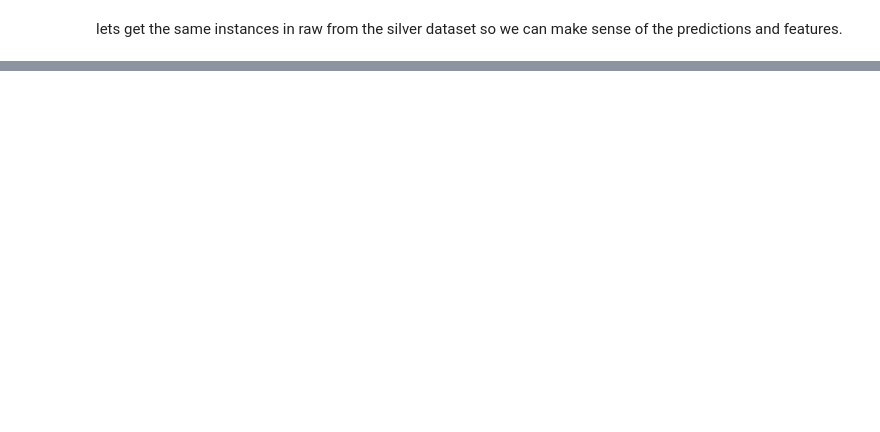
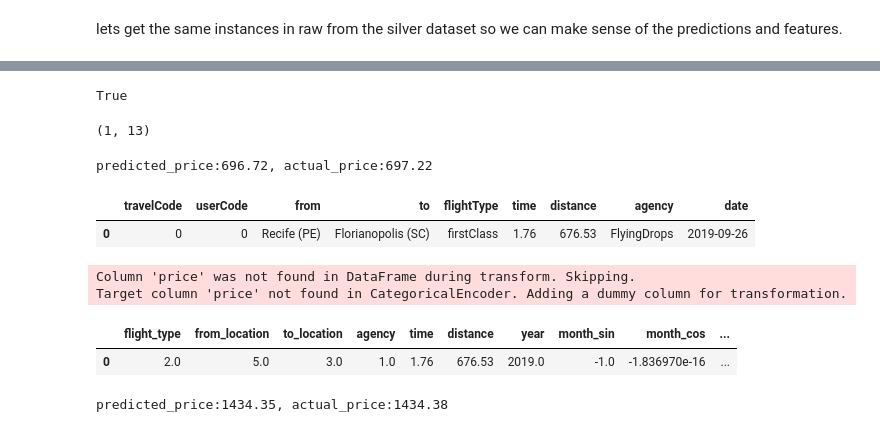
Before and after one commit to dakshvanshaj/flights-price-prediction-mlops, a Jupyter notebook: src/sandbox/scratchpad.ipynb, the cells around one changed output, grey strips where cells are left out. Drawn from its saved outputs; the diff is of its cells as text; code cells hidden in the pictures; blank space fills up the shorter version.

Commit message:
chore: check the prediction endpoint created with FastAPI.

```diff
--- a/src/sandbox/scratchpad.ipynb
+++ b/src/sandbox/scratchpad.ipynb
@@ -411,0 +417,4 @@ shap_local_instances.to_csv(
+# %%
+load_dotenv()
+# %% [output]
+True
@@ -411,0 +427,5 @@ shap_local_instances.to_csv(
+# %%
+instance = np.array([test_gold.drop(columns=["price"]).iloc[0]])
+instance.shape
+# %% [output]
+(1, 13)
@@ -411,0 +435,23 @@ shap_local_instances.to_csv(
+# %%
+predicted_price = model.predict(instance)[0]
+predicted_price = f"{predicted_price:.2f}"
+print(f"predicted_price:{predicted_price}, actual_price:{actual_price}")
+# %% [output]
+predicted_price:696.72, actual_price:697.22
+# %%
+raw_instance = raw_df.drop(columns=["price"]).iloc[[0]]
+raw_instance
+# %% [output]
+|  | travelCode | userCode | from | to | flightType | time | distance | agency | date |
+| 0 | 0 | 0 | Recife (PE) | Florianopolis (SC) | firstClass | 1.76 | 676.53 | FlyingDrops | 2019-09-26 |
+# %%
+preprocessors = load_preprocessing_artifacts()
+preprocessed_df = preprocessing_for_prediction(raw_instance, preprocessors)
+# %% [output]
+Column 'price' was not found in DataFrame during transform. Skipping.
+Target column 'price' not found in CategoricalEncoder. Adding a dummy column for transformation.
+# %%
+preprocessed_df
+# %% [output]
+|  | flight_type | from_location | to_location | agency | time | distance | year | month_sin | month_cos | ... |
+| 0 | 2.0 | 5.0 | 3.0 | 1.0 | 1.76 | 676.53 | 2019.0 | -1.0 | -1.836970e-16 | ... |
@@ -411,0 +462,5 @@ shap_local_instances.to_csv(
+# %%
+prediction_price = f"{prediction_price:.2f}"
+print(f"predicted_price:{prediction_price}, actual_price:{actual_price}")
+# %% [output]
+predicted_price:1434.35, actual_price:1434.38
```
Also changed, not shown: parts of 12 cells of this notebook.
